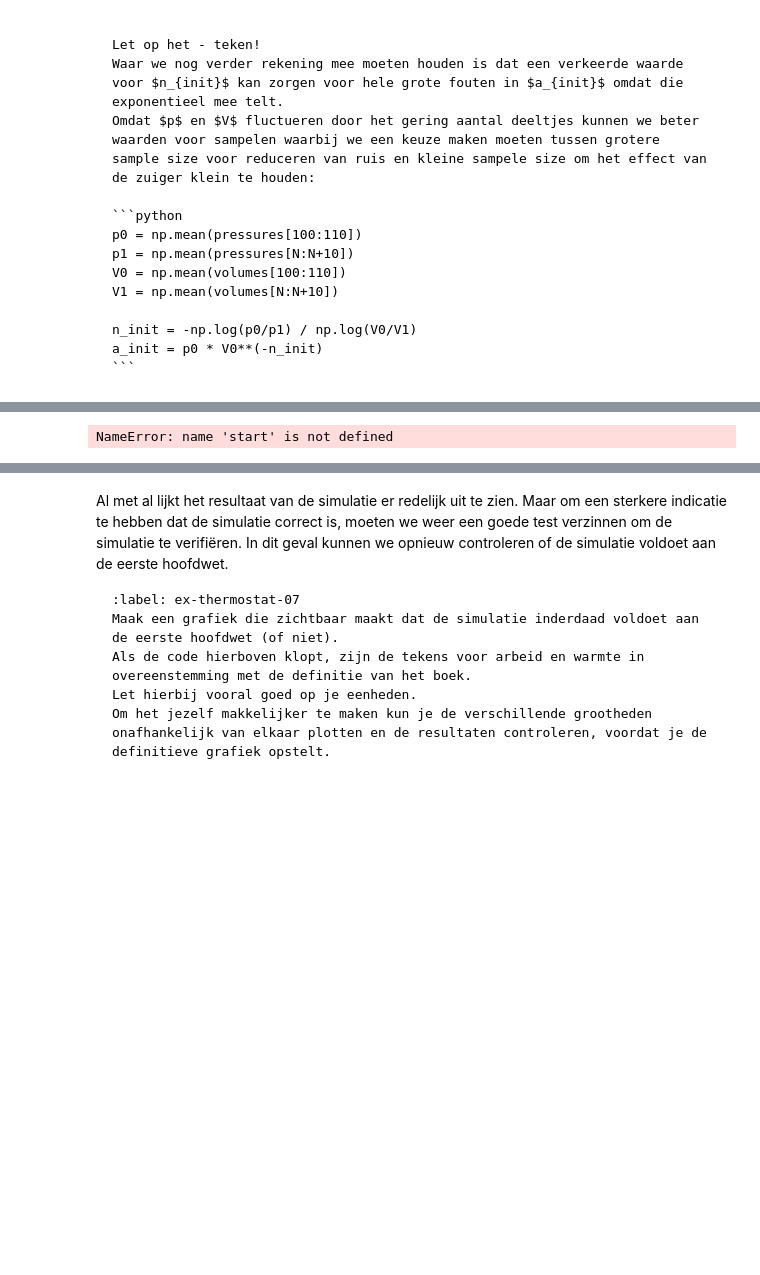
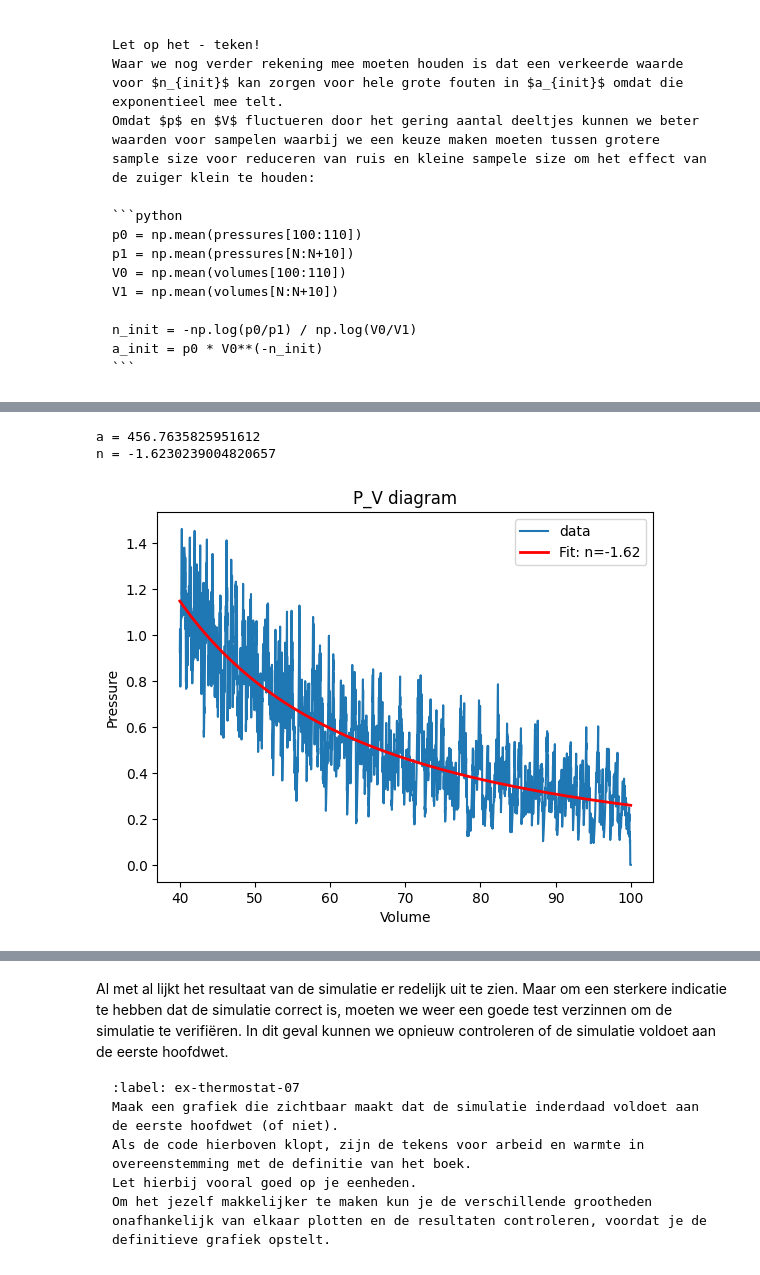
Before and after one commit to yaeljawahierkhan/21, a Jupyter notebook: Content/PySim/8_thermostaat.ipynb, the cells around one changed output, grey strips where cells are left out. Saved outputs shown, nothing was run; the diff lists cells and outputs as text; code cells hidden in the pictures; blank space fills up the shorter version.

```diff
--- a/Content/PySim/8_thermostaat.ipynb
+++ b/Content/PySim/8_thermostaat.ipynb
@@ -379,31 +379,33 @@ print(a_init)
 # %%
 def power_law(vol, a, n):
     return a * vol**n
 
 from scipy.optimize import curve_fit
 
-V_fitdata = volumes[start:end]
-P_fitdata = pressures[start:end]
+V_fitdata = volumes[:]
+P_fitdata = pressures[:]
 
 val, cov = curve_fit(power_law, V_fitdata,P_fitdata,  p0 = [a_init, n_init])
 a_fit,n_fit = val
 
 print(f"a = {a_fit}")
 print(f"n = {n_fit}")
 
 V_line = np.linspace(min(V_fitdata), max(V_fitdata), 300)
 P_line = power_law(V_line, a_fit, n_fit)
 
 plt.figure
 plt.plot(V_fitdata, P_fitdata, label='data')
 plt.plot(V_line, P_line, 'r-', linewidth=2, label=f'Fit: n={n_fit:.2f}')
 plt.xlabel('Volume')
 plt.ylabel('Pressure')
 plt.title('P_V diagram')
 plt.legend()
 plt.show()
 # %% [output]
-NameError: name 'start' is not defined
+a = 456.7635825951612
+n = -1.6230239004820657
+[figure, added]
 # %% [markdown]
 Je ziet dat de exponent van dit $(P,V)$-diagram net niet overeenkomt met de ideale verwachting.
 
```
Also changed, not shown: parts of 5 cells of this notebook.
